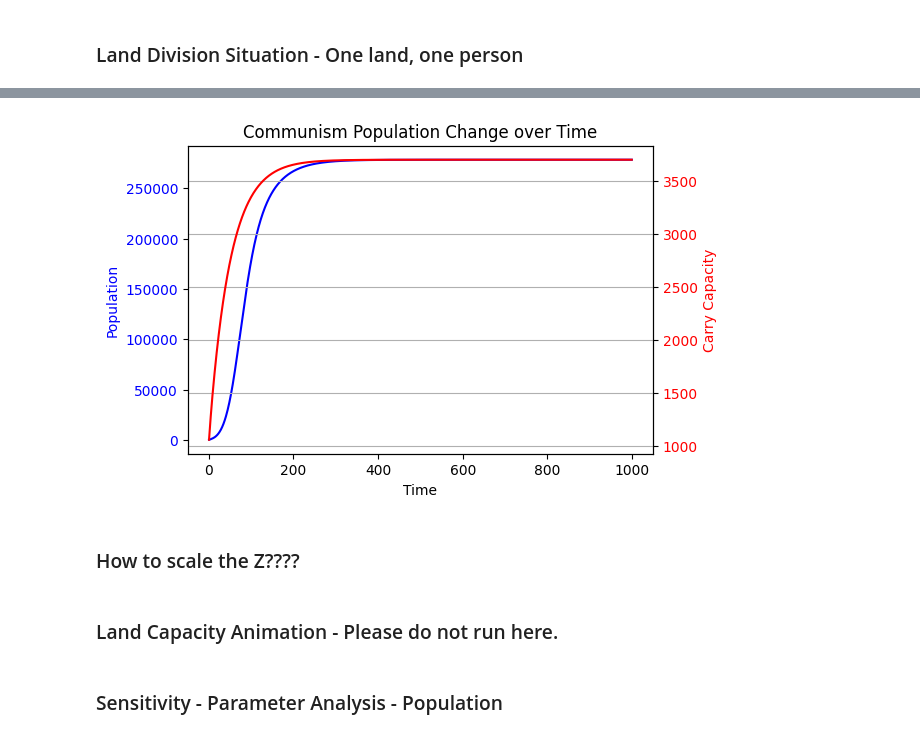
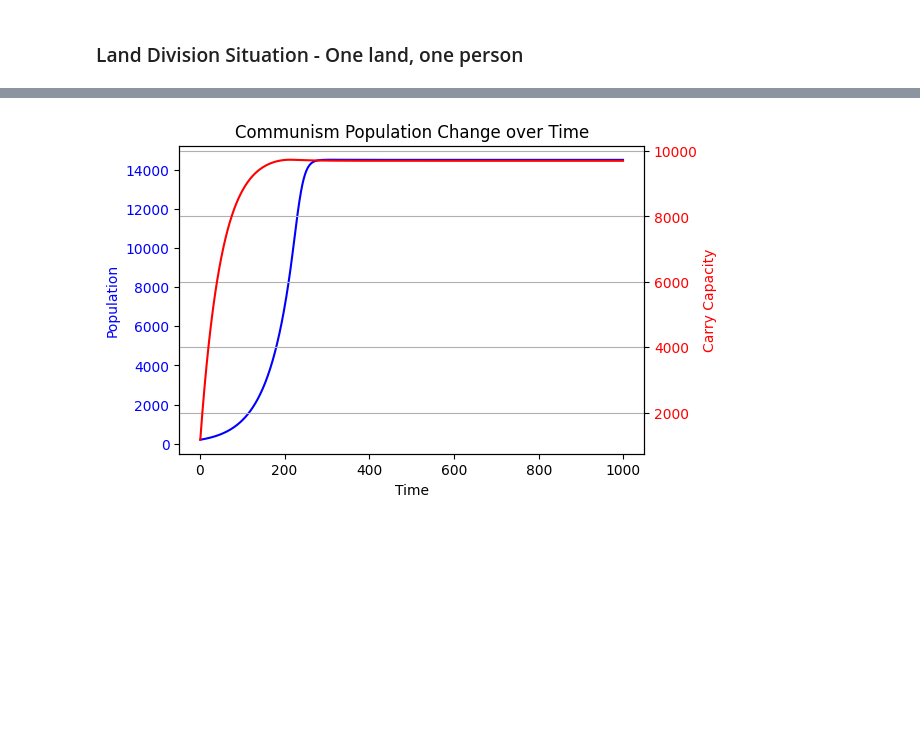
Before and after one commit to yutongliang723/Agent-Based-Model-CSH, a Jupyter notebook: Agent-Based Model - Week 3 - Yutong.ipynb, the cells around one changed output, grey strips where cells are left out. Drawn from its saved outputs; the diff is of its cells as text; code cells hidden in the pictures; blank space fills up the shorter version.

Commit message:
Changes to be committed: 	modified:   Agent-Based Model - Week 3 - Yutong.ipynb

```diff
--- a/Agent-Based Model - Week 3 - Yutong.ipynb
+++ b/Agent-Based Model - Week 3 - Yutong.ipynb
@@ -139,8 +145,6 @@ def communism_simulation_population_original(tmp1, vec1, r, k, d, a, initial_pop
         if N_t / P > 2: Q = 2 # Q is a factor to slow down the population death rate
         elif N_t / P < 0.5: Q = 0.5
         else: Q = N_t / P
-        # N_t_plus_1 = N_t + r * N_t * (1 - N_t / P) - d * N_t * Q #### update the total population # the total population of the new year (this year is the new year)
-        # N_t_plus_1 = N_t * get_rate(P/N_t, vec1) - d * N_t * Q  # Updated line using Leslie-matrix model
 
         K_star_t = max_capacity_one_land # the upper limit of each land cell capacity
 
@@ -150,21 +154,16 @@ def communism_simulation_population_original(tmp1, vec1, r, k, d, a, initial_pop
         K_t_plus_1 = [land_assignments[t][i]['carry_capacity'] for i in range(initial_population)] ## list of each land cell capacity (new year, this year)
 
         # Calculate the Leslie matrix for the current food ratio (z)
-        z = P/1000  # food availability parameter == carry capacity in my case
+        z = P/ N_t  # food availability parameter == carry capacity in my case
         m1 = get_matrix(z, vec1)
 
-        N_t_plus_1 = np.sum(np.dot(m1, N_t/P)) # Calculate the population change using the Leslie matrix
-
-        # Apply additional population change factors
+        # Apply leslie population change factors
 
         r = get_rate(z, vec1)  # Calculate the population change rate for the current food ratio
         tmp1 = tmp1.append({'z': z, 'r': r}, ignore_index=True)  # Append the new row to the DataFrame
 
-        population_change_ = population_change(N_t_plus_1, P, r, d, Q)
-
-        # Append the new values to the respective lists
-        # populations.append(N_t_plus_1.astype(float))
-        populations.append(populations[-1] + population_change_)
+        population_change_ = N_t * r
+        populations.append(population_change_)
         K_values.append(sum(K_t_plus_1)) # total land capacity
         P_values[t-1] = P # update the total harvest capacity
         u_values[t-1] = u_t # update the land usage (Y/N)
@@ -181,36 +180,32 @@ def plot_commuism_simulation_population2(tmp1, vec1, r, k, a, d, initial_populat
 
     fig, ax1 = plt.subplots(figsize=(6, 4))
 
     # Plot population on the first y-axis
     ax1.plot(time_steps, populations, color='blue', label='Population')
     ax1.set_xlabel('Time')
     ax1.set_ylabel('Population', color='blue')
     ax1.tick_params(axis='y', labelcolor='blue')
 
     # Create a secondary y-axis and plot carry capacity on it
     ax2 = ax1.twinx()
     ax2.plot(time_steps, K, color='red', label='Carry Capacity')
     ax2.set_ylabel('Carry Capacity', color='red')
     ax2.tick_params(axis='y', labelcolor='red')
 
     plt.grid()
     plt.title('Communism Population Change over Time')
     plt.show()
 
 
 r = 0.0135 # population birth rate
 k = 0.02 # land recovery rate
 a = 0.03 # land deplation rate
 d = 0.003
 simulation_time = 1000 #simulation year
 initial_population = 200
 initial_capacity = 5
 initial_lands = 300
-max_capacity_one_land = 20
+max_capacity_one_land = 50
 plot_commuism_simulation_population2(tmp1, vec1, r, k, a, d, initial_population, initial_lands, simulation_time, initial_capacity, max_capacity_one_land)
 # %% [output]
-[figure, old version]
+[figure, new version]
-# %% [markdown]
-### How to scale the Z????
-# %% [markdown]
-### Land Capacity Animation - Please do not run here.
@@ -267,5 +212,3 @@ display(widgets.Image(value=open('animation.gif', 'rb').read()))
-# %% [markdown]
-### Sensitivity - Parameter Analysis - Population
 # %%
 
 r_range = [0.01, 0.04, 0.07, 0.1, 0.2]
```
Also changed, not shown: parts of 20 cells of this notebook, 1 other file.
